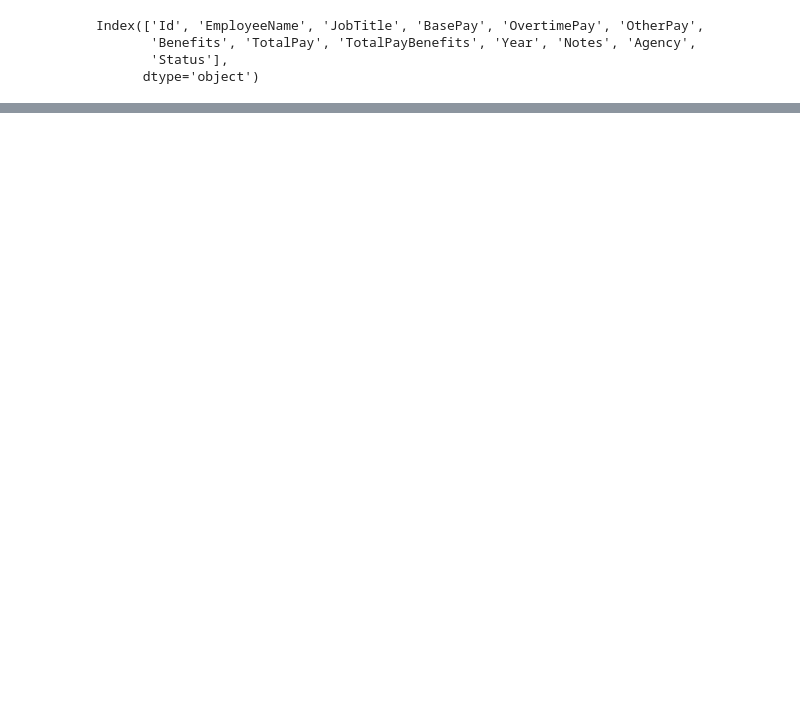
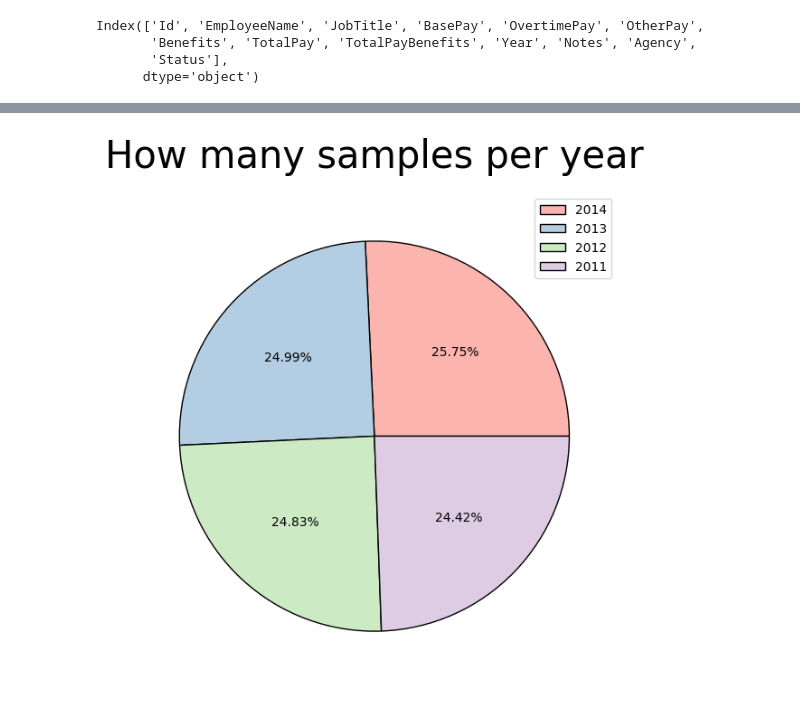
Before and after one commit to niccolozoboli/Programming-January-, a Jupyter notebook: Salaries_definitivo.ipynb, the cells around one changed output, grey strips where cells are left out. Saved outputs shown, nothing was run; the diff lists cells and outputs as text; code cells hidden in the pictures; blank space fills up the shorter version.

```diff
--- a/Salaries_definitivo.ipynb
+++ b/Salaries_definitivo.ipynb
@@ -202,0 +176,8 @@ AttributeError: module 'matplotlib' has no attribute 'get_cmap'
+# %%
+plt.figure(figsize=(7,7))
+plt.title('How many samples per year', fontsize=30, pad=20)
+plt.pie(df['Year'].value_counts(), autopct='%.2f%%', colors=pastel1.colors, wedgeprops={'edgecolor':'black'})
+plt.legend(labels=df['Year'].value_counts().index)
+plt.show()
+# %% [output]
+[figure, added]
```
Also changed, not shown: parts of 48 cells of this notebook, 1 other file.
